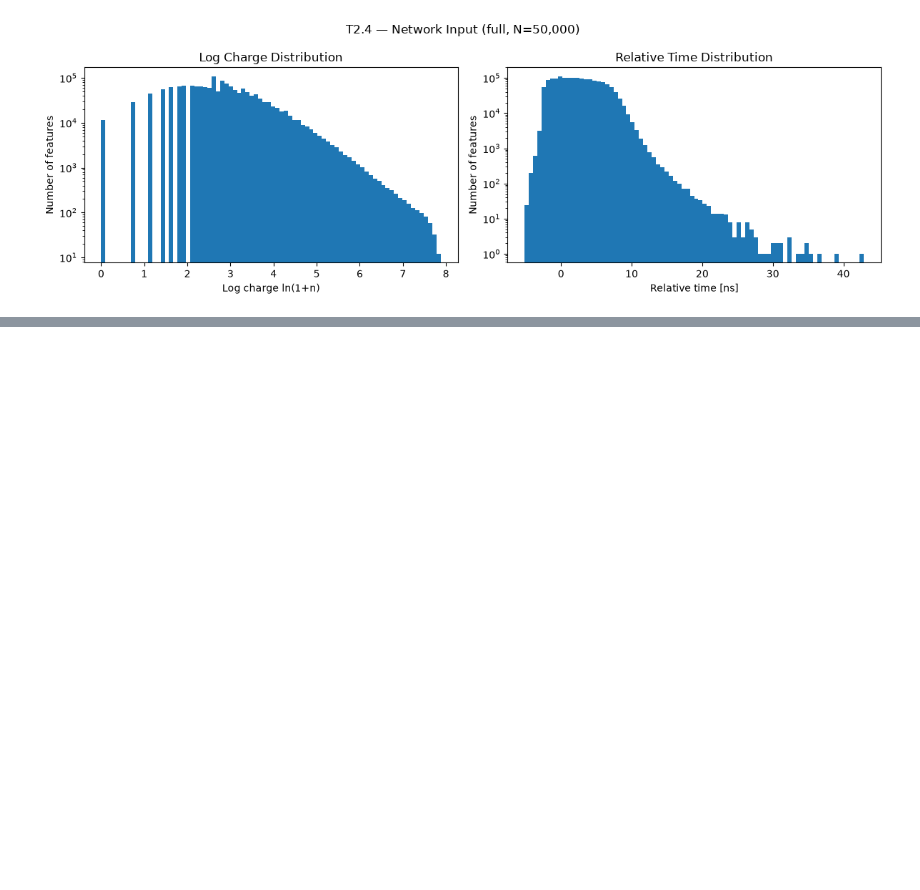
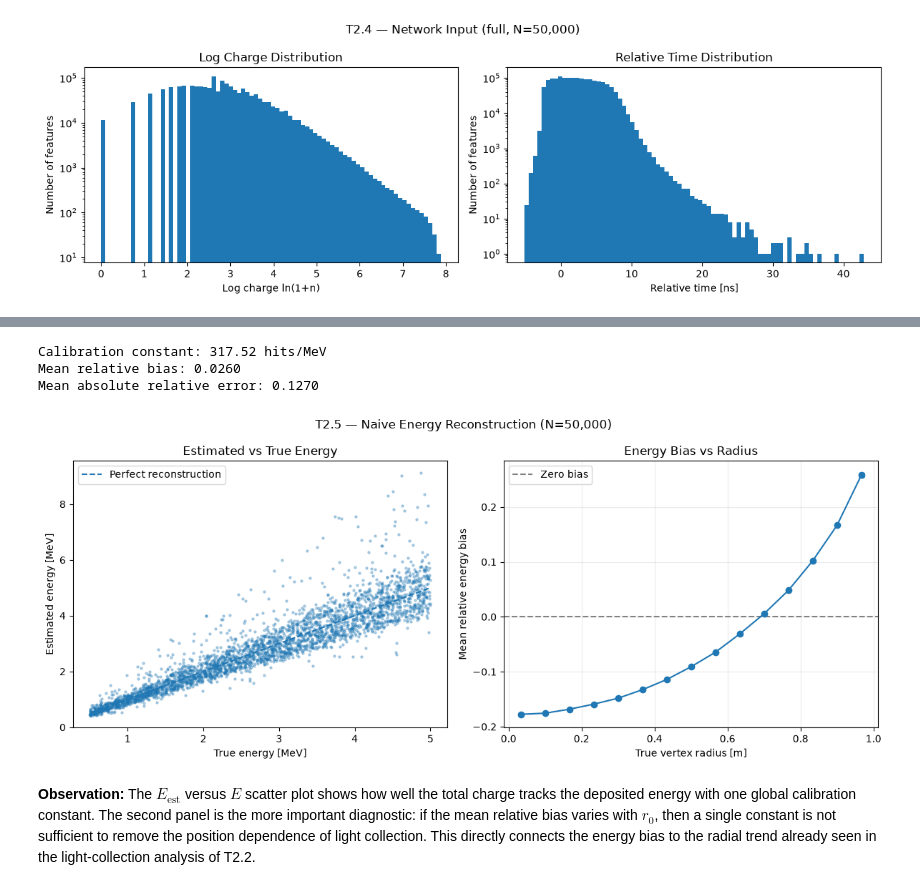
Before and after one commit to ChenYunhan-nibuni/prob-reco-sbi, a Jupyter notebook: notebooks/T2_ChenYunhan.ipynb, the cells around one changed output, grey strips where cells are left out. Drawn from its saved outputs; the diff is of its cells as text; code cells hidden in the pictures; blank space fills up the shorter version.

```diff
--- a/notebooks/T2_ChenYunhan.ipynb
+++ b/notebooks/T2_ChenYunhan.ipynb
@@ -249,0 +453,50 @@ plt.show()
+# %%
+# One global calibration constant
+k = np.median(Q / E)
+
+# Reconstructed energy and relative bias
+E_est = Q / k
+energy_bias = (E_est - E) / E
+
+print(f"Calibration constant: {k:.2f} hits/MeV")
+print(f"Mean relative bias: {np.mean(energy_bias):.4f}")
+print(f"Mean absolute relative error: {np.mean(np.abs(energy_bias)):.4f}")
+
+fig, ax = plt.subplots(1, 2, figsize=(12, 5))
+
+# Estimated energy vs true energy
+ax[0].scatter(E[sample], E_est[sample], s=5, alpha=0.3)
+ax[0].plot(
+    [E.min(), E.max()],
+    [E.min(), E.max()],
+    "--",
+    label="Perfect reconstruction",
+)
+ax[0].set(
+    xlabel="True energy [MeV]",
+    ylabel="Estimated energy [MeV]",
+    title="Estimated vs True Energy",
+)
+ax[0].legend()
+
+# Energy bias vs radius
+plot_binned(ax[1], r0, energy_bias, np.linspace(0, R, 16))
+ax[1].axhline(0, color="gray", linestyle="--", label="Zero bias")
+ax[1].set(
+    xlabel="True vertex radius [m]",
+    ylabel="Mean relative energy bias",
+    title="Energy Bias vs Radius",
+)
+ax[1].legend()
+
+fig.suptitle(f"T2.5 — Naive Energy Reconstruction (N={N:,})")
+plt.tight_layout()
+plt.savefig("T2.5_naive_energy.png", dpi=200)
+plt.show()
+# %% [output]
+Calibration constant: 317.52 hits/MeV
+Mean relative bias: 0.0260
+Mean absolute relative error: 0.1270
+[figure, added]
+# %% [markdown]
+**Observation:** The $E_{\mathrm{est}}$ versus $E$ scatter plot shows how well the total charge tracks the deposited energy with one global calibration constant. The second panel is the more important diagnostic: if the mean relative bias varies with $r_0$, then a single constant is not sufficient to remove the position dependence of light collection. This directly connects the energy bias to the radial trend already seen in the light-collection analysis of T2.2.
```
Also changed, not shown: parts of 19 cells of this notebook, 1 other file.
